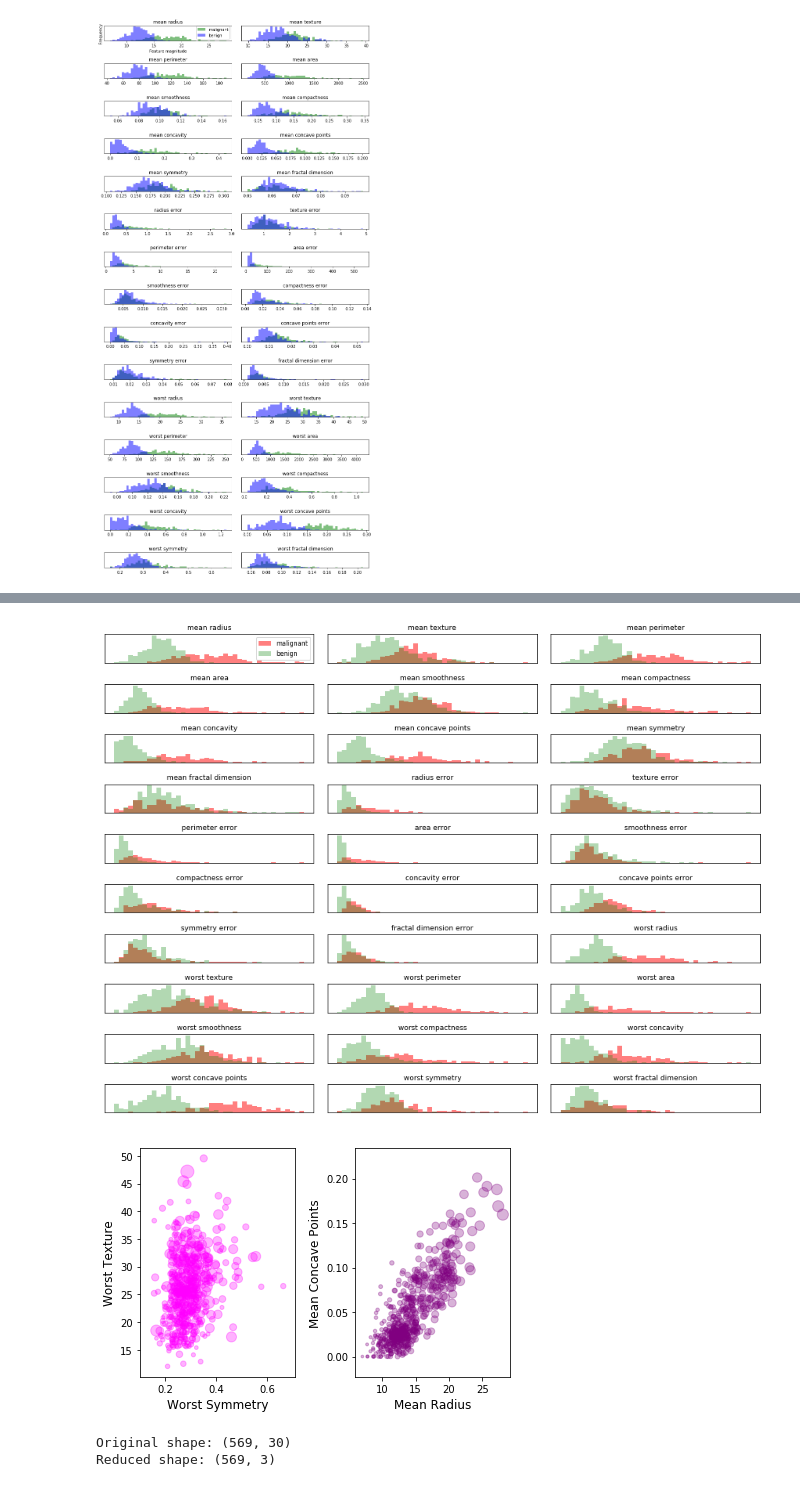
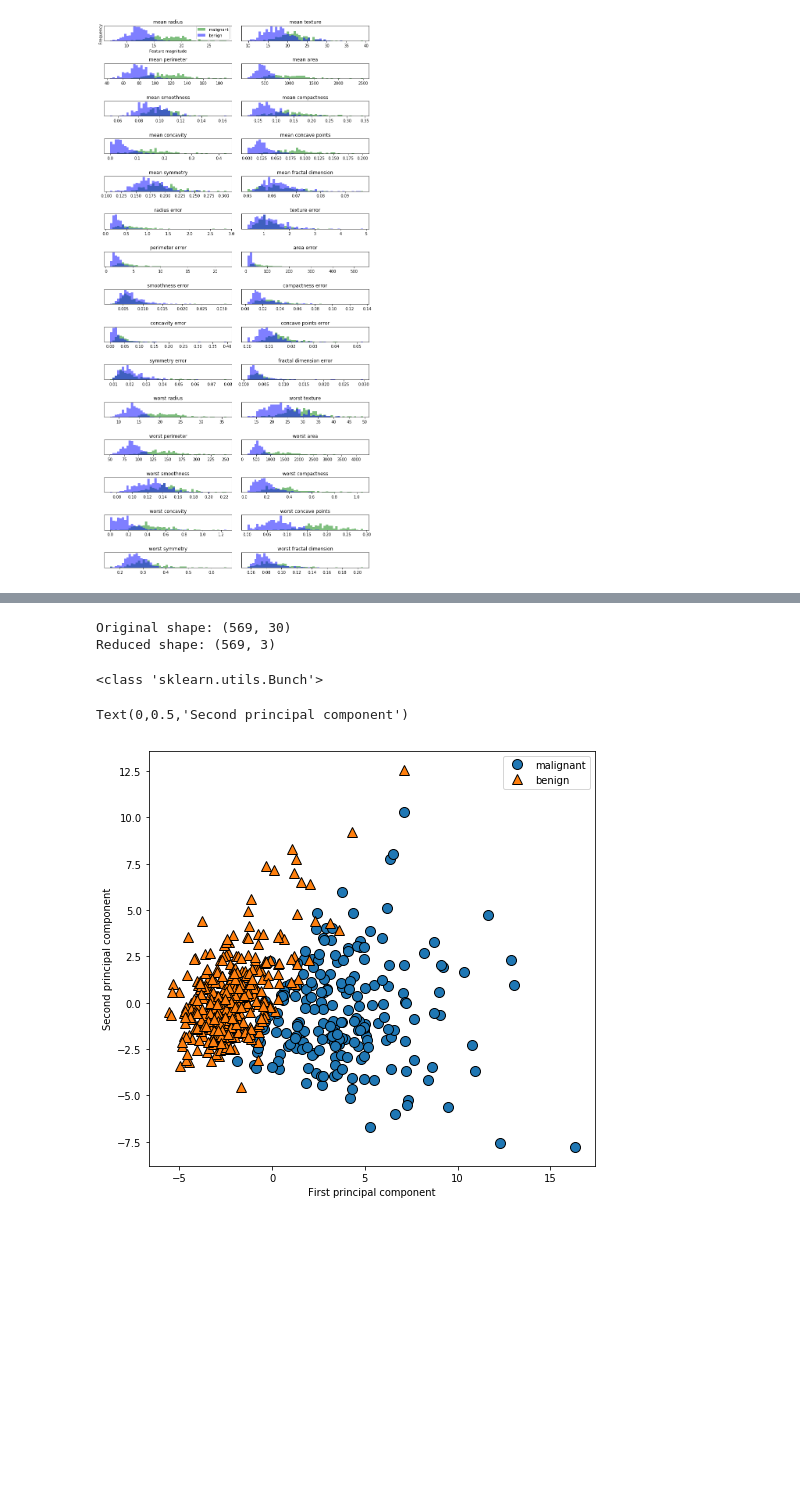
Before and after one commit to minkicu/100DayOfMLCode, a Jupyter notebook: day_023_principal_component_analysis.ipynb, the cells around one changed output, grey strips where cells are left out. Cells and saved outputs as stored; diff of their text form; code cells hidden in the pictures; blank space fills up the shorter version.

```diff
--- a/day_023_principal_component_analysis.ipynb
+++ b/day_023_principal_component_analysis.ipynb
@@ -40,36 +36,0 @@ plt.show()
-# %%
-%matplotlib inline
-import numpy as np
-import matplotlib.pyplot as plt
-# from matplotlib.pyplot import matplotlib
-fig,axes =plt.subplots(10,3, figsize=(12, 9)) # 3 columns each containing 10 figures, total 30 features
-malignant=cancer.data[cancer.target==0] # define malignant
-benign=cancer.data[cancer.target==1] # define benign
-ax=axes.ravel()# flat axes with numpy ravel
-for i in range(30):
-  _,bins=np.histogram(cancer.data[:,i],bins=40)
-  ax[i].hist(malignant[:,i],bins=bins,color='r',alpha=.5)# red color for malignant class
-  ax[i].hist(benign[:,i],bins=bins,color='g',alpha=0.3)# alpha is           for transparency in the overlapped region
-  ax[i].set_title(cancer.feature_names[i],fontsize=9)
-  ax[i].axes.get_xaxis().set_visible(False) # the x-axis co-ordinates are not so useful, as we just want to look how well separated the histograms are
-  ax[i].set_yticks(())
-ax[0].legend(['malignant','benign'],loc='best',fontsize=8)
-plt.tight_layout()# let's make good plots
-plt.show()
-# %% [output]
-[figure, removed]
-# %%
-import pandas as pd
-cancer_df=pd.DataFrame(cancer.data,columns=cancer.feature_names)# just convert the scikit learn data-set to pandas data-frame.
-plt.subplot(1,2,1)#fisrt plot
-plt.scatter(cancer_df['worst symmetry'], cancer_df['worst texture'], s=cancer_df['worst area']*0.05, color='magenta', label='check', alpha=0.3)
-plt.xlabel('Worst Symmetry',fontsize=12)
-plt.ylabel('Worst Texture',fontsize=12)
-plt.subplot(1,2,2)# 2nd plot
-plt.scatter(cancer_df['mean radius'], cancer_df['mean concave points'], s=cancer_df['mean area']*0.05, color='purple', label='check', alpha=0.3)
-plt.xlabel('Mean Radius',fontsize=12)
-plt.ylabel('Mean Concave Points',fontsize=12)
-plt.tight_layout()
-plt.show()
-# %% [output]
-[figure, removed]
@@ -93,3 +55,19 @@ print("Reduced shape: {}".format(str(X_pca.shape)))
 # %% [output]
 Original shape: (569, 30)
 Reduced shape: (569, 3)
+# %%
+print(type(cancer))
+# %% [output]
+<class 'sklearn.utils.Bunch'>
+# %%
+import mglearn
+
+plt.figure(figsize=(8, 8))
+mglearn.discrete_scatter(X_pca[:, 0], X_pca[:, 1], cancer.target)
+plt.legend(cancer.target_names, loc="best")
+plt.gca().set_aspect("equal")
+plt.xlabel("First principal component")
+plt.ylabel("Second principal component")
+# %% [output]
+Text(0,0.5,'Second principal component')
+[figure, added]
```
Also changed, not shown: parts of 7 cells of this notebook.
